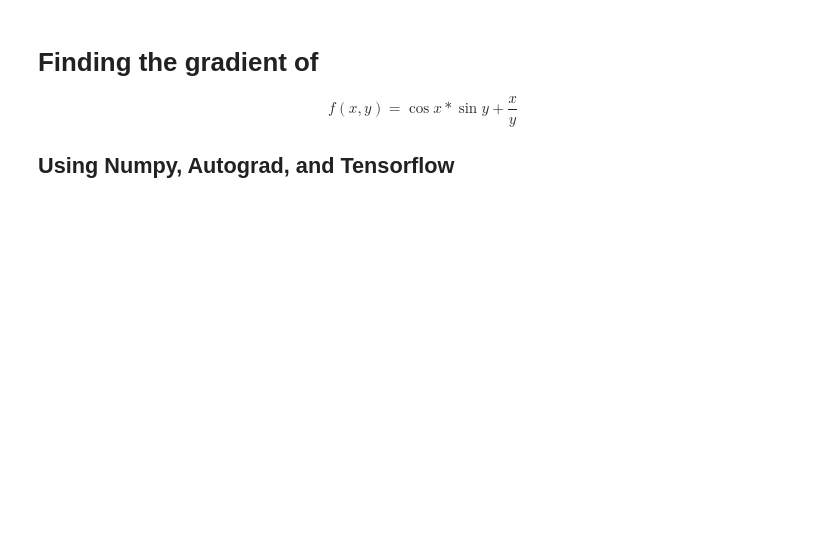
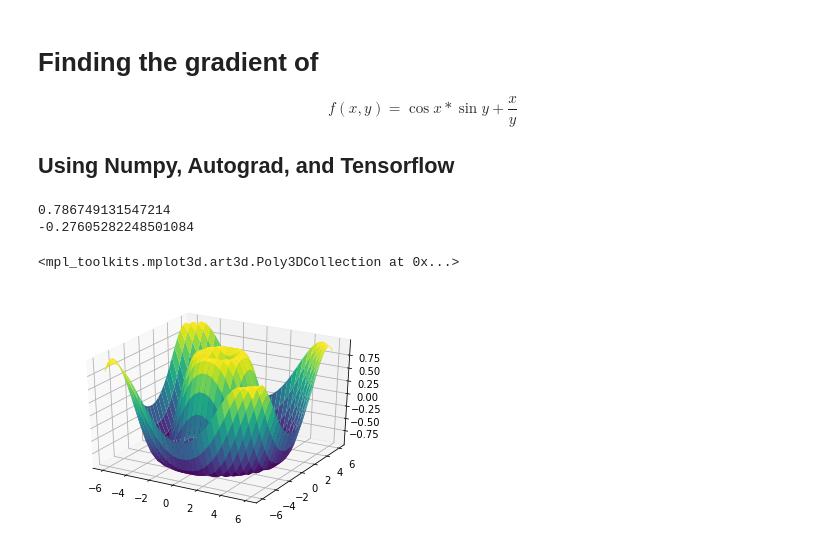
Before and after one commit to dantuluri/dmad, a Jupyter notebook: gradient.ipynb, the cells around one changed output. Drawn from its saved outputs; the diff is of its cells as text; code cells hidden in the pictures; blank space fills up the shorter version.

```diff
--- a/gradient.ipynb
+++ b/gradient.ipynb
@@ -9,0 +13,42 @@ import numpy as np
+# %%
+import autograd.numpy as np  # Thinly wrapped version of numpy
+from autograd import grad
+
+def f(x, y):
+    return np.sin(np.sqrt(x ** 2 + y ** 2))
+
+f_grad = grad(f)  # magic: returns a function that computes the gradient of f
+
+x = 1.
+y = 2.
+
+print (f(x, y))
+print (f_grad(x, y))
+# %% [output]
+0.786749131547214
+-0.27605282248501084
+# %%
+# Graph
+
+def f(x, y):
+    return np.sin(np.sqrt(x ** 2 + y ** 2))
+
+
+x = np.linspace(-6, 6, 30)
+y = np.linspace(-6, 6, 30)
+
+X, Y = np.meshgrid(x, y)
+
+Z = f(X, Y)
+fig = plt.figure()
+ax = plt.axes(projection='3d')
+ax.contour3D(X, Y, Z, 50, cmap='binary')
+ax.set_xlabel('x')
+ax.set_ylabel('y')
+ax.set_zlabel('z');
+
+ax = plt.axes(projection='3d')
+ax.plot_surface(X, Y, Z, rstride=1, cstride=1,cmap='viridis',edgecolor='none')
+# %% [output]
+<mpl_toolkits.mplot3d.art3d.Poly3DCollection at 0x...>
+[figure, added]
```
Also changed, not shown: parts of 3 cells of this notebook, 18 other files.
